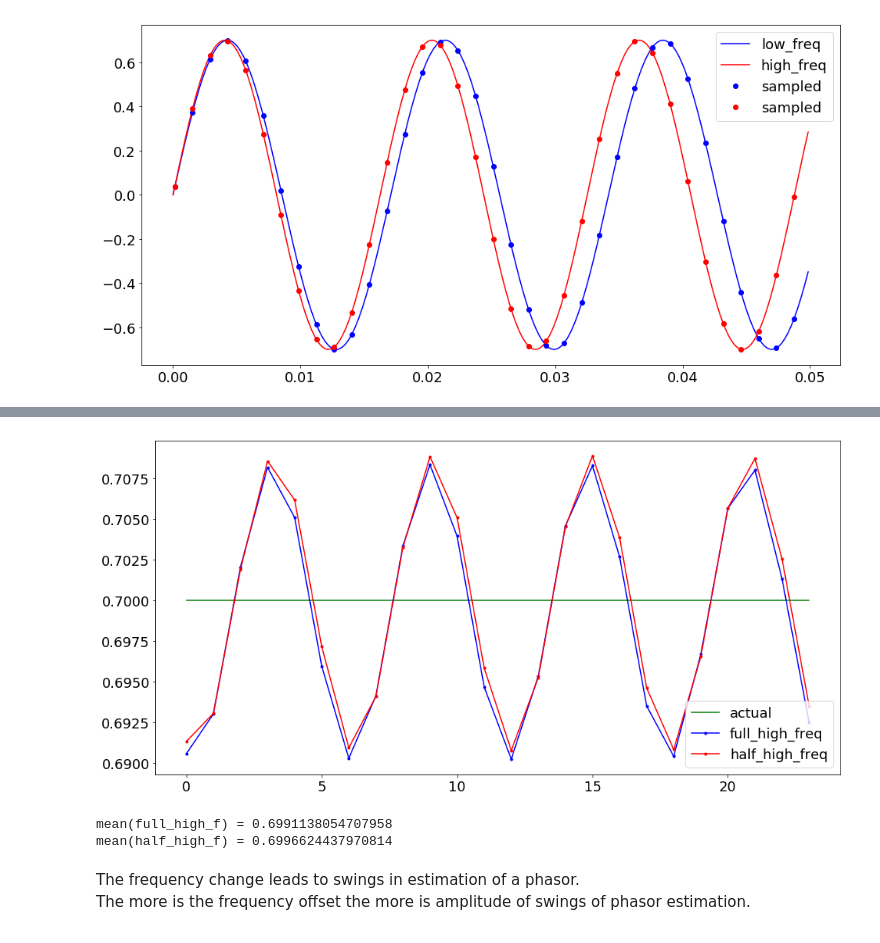
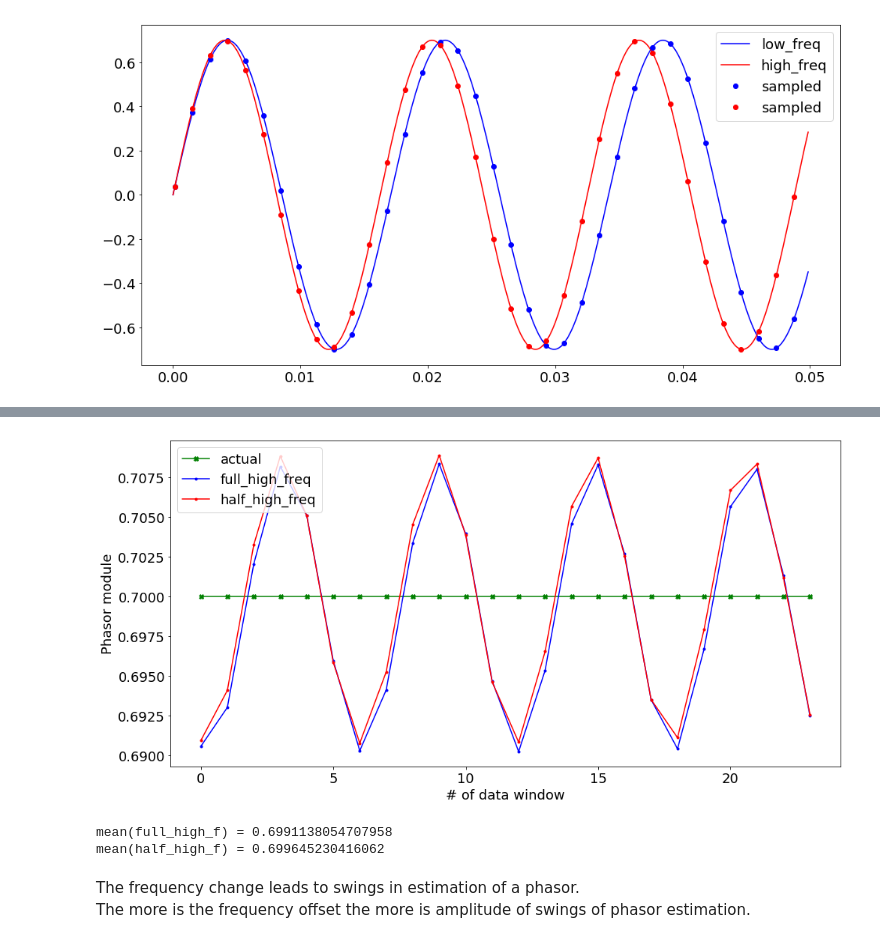
Before and after one commit to baerashid/Fourier_trasform_in_relaying, a Jupyter notebook: DFT_example.ipynb, the cells around one changed output, grey strips where cells are left out. Cells and saved outputs as stored; diff of their text form; code cells hidden in the pictures.

```diff
--- a/DFT_example.ipynb
+++ b/DFT_example.ipynb
@@ -321,7 +328,7 @@ theta = 2*np.pi/(K)
 
 Y_est_half_h3 = []
 for q in range(0,24):
-    inp_vector = f_harm_s[0+q:ws+q] #moving data window of size ws
+    inp_vector = f_harm_s[6+q:6+ws+q] #moving data window of size ws
 
     Yc,Ys = 0,0
     for k in range(1,ws+1):
@@ -362,7 +371,7 @@ theta = 2*np.pi/K
 
 Y_est_half_h5 = []
 for q in range(0,24):
-    inp_vector = f_harm_s[0+q:ws+q] #moving data window of size ws
+    inp_vector = f_harm_s[6+q:6+ws+q] #moving data window of size ws
 
     Yc,Ys = 0,0
     for k in range(1,ws+1):
@@ -429,7 +440,7 @@ theta = 2*np.pi/K
 
 Y_est_half_low = []
 for q in range(0,24):
-    inp_vector = f_low_s[0+q:ws+q] #moving data window of size ws
+    inp_vector = f_low_s[6+q:6+ws+q] #moving data window of size ws
 
     Yc,Ys = 0,0
     for k in range(1,ws+1):
@@ -473,7 +486,7 @@ theta = 2*np.pi/K
 
 Y_est_half_high = []
 for q in range(0,24):
-    inp_vector = f_high_s[0+q:ws+q] #moving data window of size ws
+    inp_vector = f_high_s[6+q:6+ws+q] #moving data window of size ws
 
     Yc,Ys = 0,0
     for k in range(1,ws+1):
@@ -481,17 +494,19 @@ for q in range(0,24):
         Ys = Ys + 2/ws*inp_vector[k-1]*np.sin(k*theta*harm)
     Y_est_half_high.append(np.sqrt(Yc**2 + Ys**2))
 # %%
-plt.plot(range(0,24),[0.7]*24,color='g',label='actual')
+plt.plot(range(0,24),[0.7]*24,color='g',label='actual',marker='X')
 plt.plot(range(0,24),Y_est_full_high,color='b',label='full_high_freq',marker='.')
 plt.plot(range(0,24),Y_est_half_high,color='r',label='half_high_freq',marker='.')
+plt.ylabel('Phasor module')
+plt.xlabel('# of data window')
 plt.legend()
 plt.show()
 print('mean(full_high_f) =', np.mean(Y_est_full_high))
 print('mean(half_high_f) =', np.mean(Y_est_half_high))
 # %% [output]
-[figure, old version]
+[figure, new version]
 mean(full_high_f) = 0.6991138054707958
-mean(half_high_f) = 0.6996624437970814
+mean(half_high_f) = 0.699645230416062
 # %% [markdown]
 The frequency change leads to swings in estimation of a phasor.
 The more is the frequency offset the more is amplitude of swings of phasor estimation.
```
Also changed, not shown: parts of 17 cells of this notebook.
